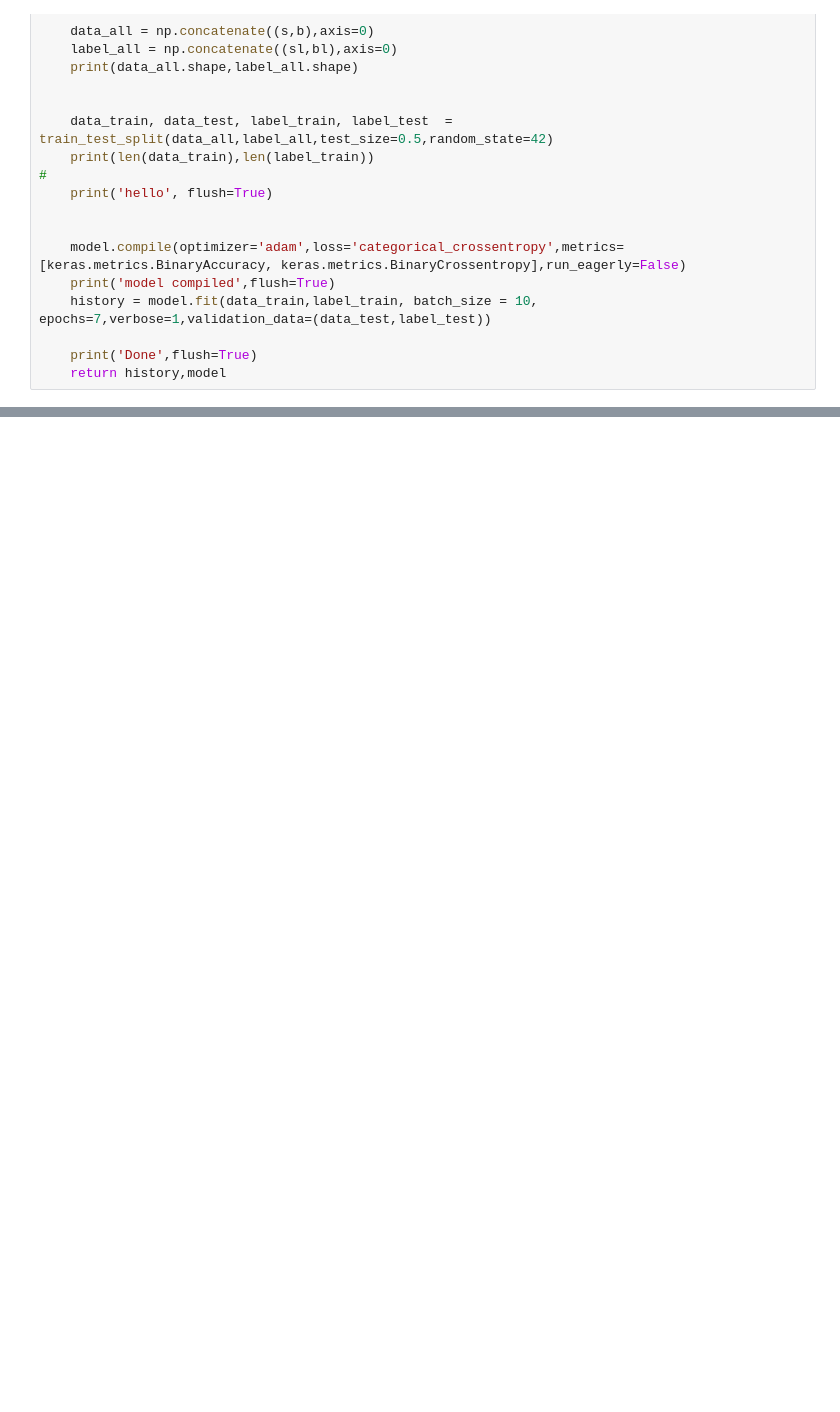
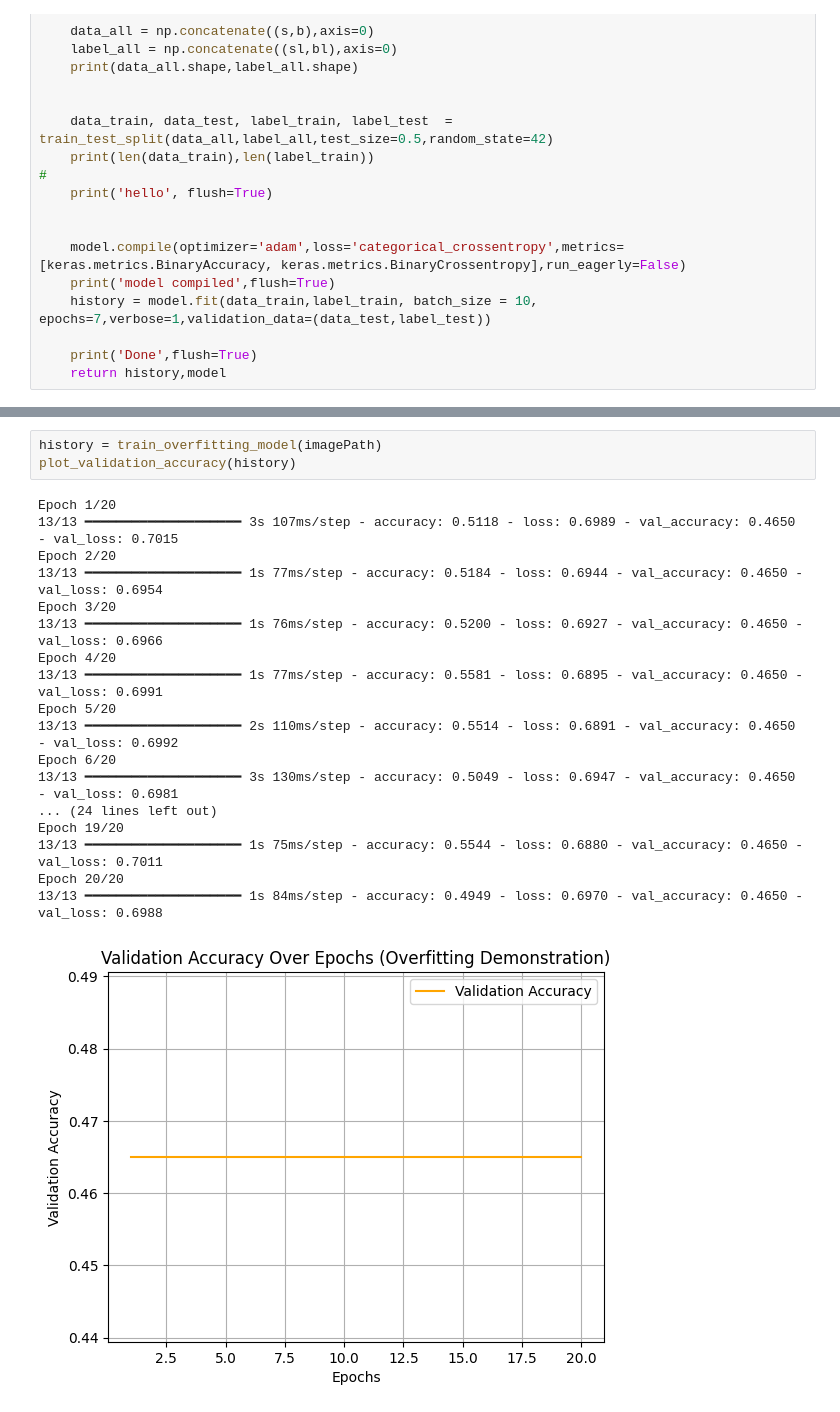
Before and after one commit to greyarea01/MoEDAL-ML-ANA, a Jupyter notebook: TrainCNN.ipynb, the cells around one changed output, grey strips where cells are left out. Saved outputs shown, nothing was run; the diff lists cells and outputs as text; blank space fills up the shorter version.

```diff
--- a/TrainCNN.ipynb
+++ b/TrainCNN.ipynb
@@ -159,0 +341,22 @@ Done
+# %%
+history = train_overfitting_model(imagePath)
+plot_validation_accuracy(history)
+# %% [output]
+Epoch 1/20
+13/13 ━━━━━━━━━━━━━━━━━━━━ 3s 107ms/step - accuracy: 0.5118 - loss: 0.6989 - val_accuracy: 0.4650 - val_loss: 0.7015
+Epoch 2/20
+13/13 ━━━━━━━━━━━━━━━━━━━━ 1s 77ms/step - accuracy: 0.5184 - loss: 0.6944 - val_accuracy: 0.4650 - val_loss: 0.6954
+Epoch 3/20
+13/13 ━━━━━━━━━━━━━━━━━━━━ 1s 76ms/step - accuracy: 0.5200 - loss: 0.6927 - val_accuracy: 0.4650 - val_loss: 0.6966
+Epoch 4/20
+13/13 ━━━━━━━━━━━━━━━━━━━━ 1s 77ms/step - accuracy: 0.5581 - loss: 0.6895 - val_accuracy: 0.4650 - val_loss: 0.6991
+Epoch 5/20
+13/13 ━━━━━━━━━━━━━━━━━━━━ 2s 110ms/step - accuracy: 0.5514 - loss: 0.6891 - val_accuracy: 0.4650 - val_loss: 0.6992
+Epoch 6/20
+13/13 ━━━━━━━━━━━━━━━━━━━━ 3s 130ms/step - accuracy: 0.5049 - loss: 0.6947 - val_accuracy: 0.4650 - val_loss: 0.6981
+... (24 lines left out)
+Epoch 19/20
+13/13 ━━━━━━━━━━━━━━━━━━━━ 1s 75ms/step - accuracy: 0.5544 - loss: 0.6880 - val_accuracy: 0.4650 - val_loss: 0.7011
+Epoch 20/20
+13/13 ━━━━━━━━━━━━━━━━━━━━ 1s 84ms/step - accuracy: 0.4949 - loss: 0.6970 - val_accuracy: 0.4650 - val_loss: 0.6988
+[figure, added]
```
Also changed, not shown: parts of 14 cells of this notebook.
